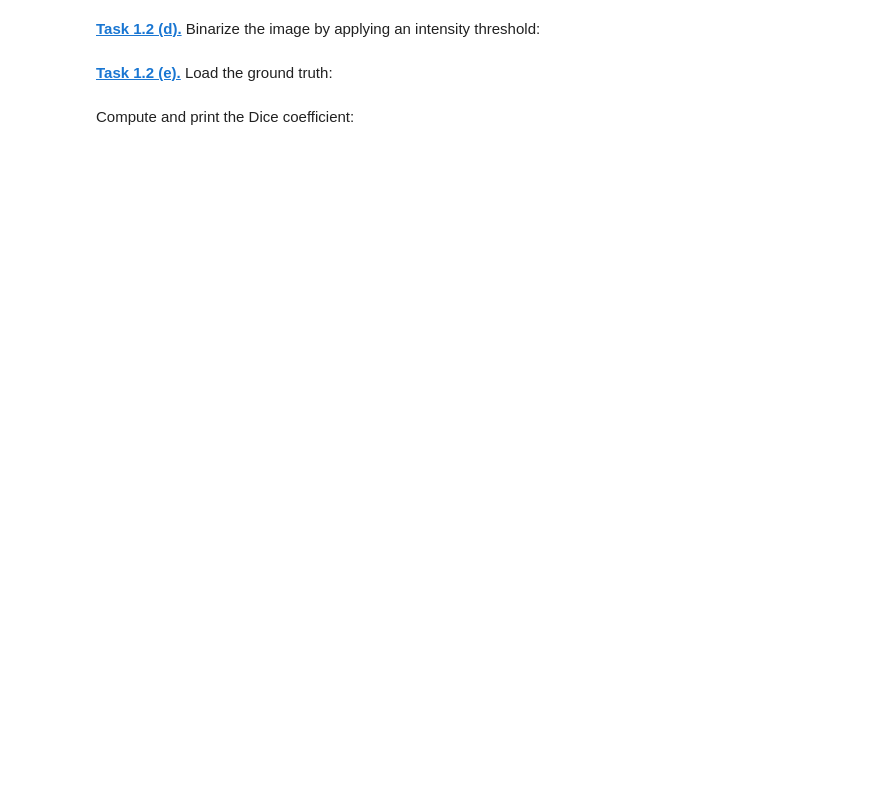
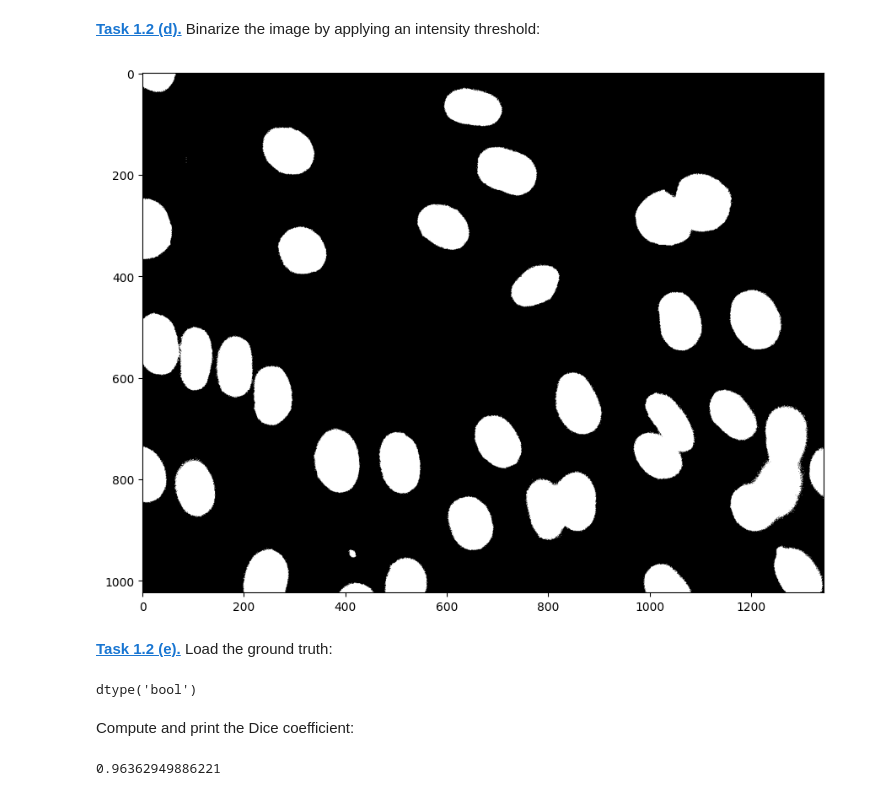
Before and after one commit to sedanep/mobifs5-python, a Jupyter notebook: segm_threshold.ipynb, the cells around one changed output. Cells and saved outputs as stored; diff of their text form; code cells hidden in the pictures; blank space fills up the shorter version.

```diff
--- a/segm_threshold.ipynb
+++ b/segm_threshold.ipynb
@@ -20,8 +19,26 @@ plt.show()
 # %% [markdown]
 **[Task 1.2 (d).]()** Binarize the image by applying an intensity threshold:
-# %%
-image = img
+# %%
+threshold = 0.10
+bin_image = image >= threshold
+
+plt.figure(figsize=(15, 8))
+plt.imshow(bin_image, cmap='gray', vmin=0, vmax=1)
+plt.show()
+# %% [output]
+[figure, added]
 # %% [markdown]
 **[Task 1.2 (e).]()** Load the ground truth:
+# %%
+ground_image = plt.imread('data/NIH3T3/gt/0.png')
+ground_image.dtype
+bin_image.dtype
+# %% [output]
+dtype('bool')
 # %% [markdown]
 Compute and print the Dice coefficient:
+# %%
+Dice = (2 * (ground_image * bin_image).sum() ) / (ground_image.sum() + bin_image.sum())
+print(Dice)
+# %% [output]
+0.96362949886221
```
Also changed, not shown: parts of 1 cell of this notebook, 1 other file.
